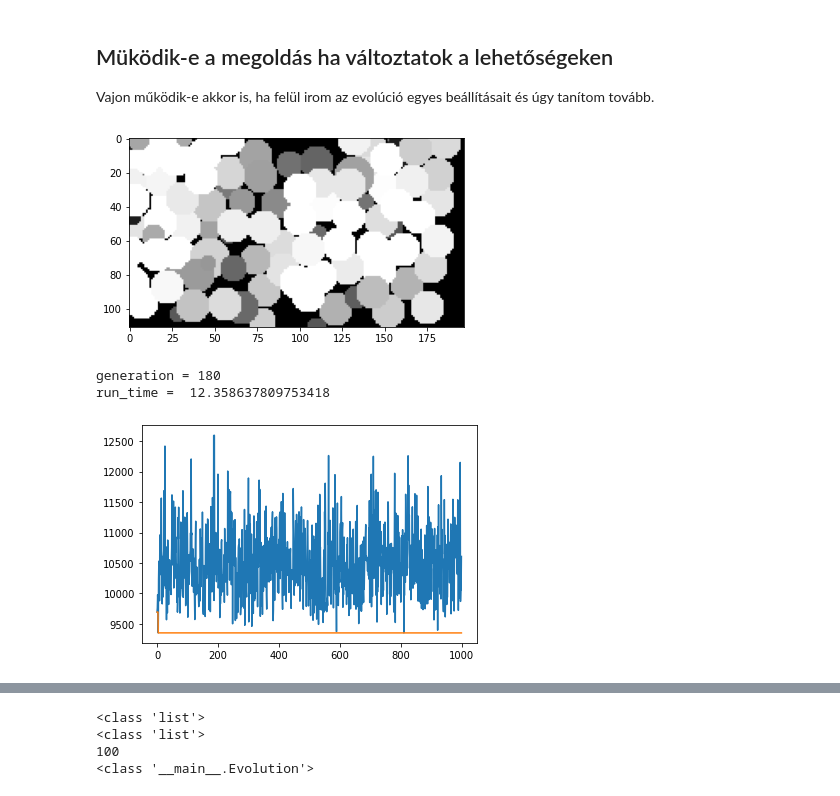
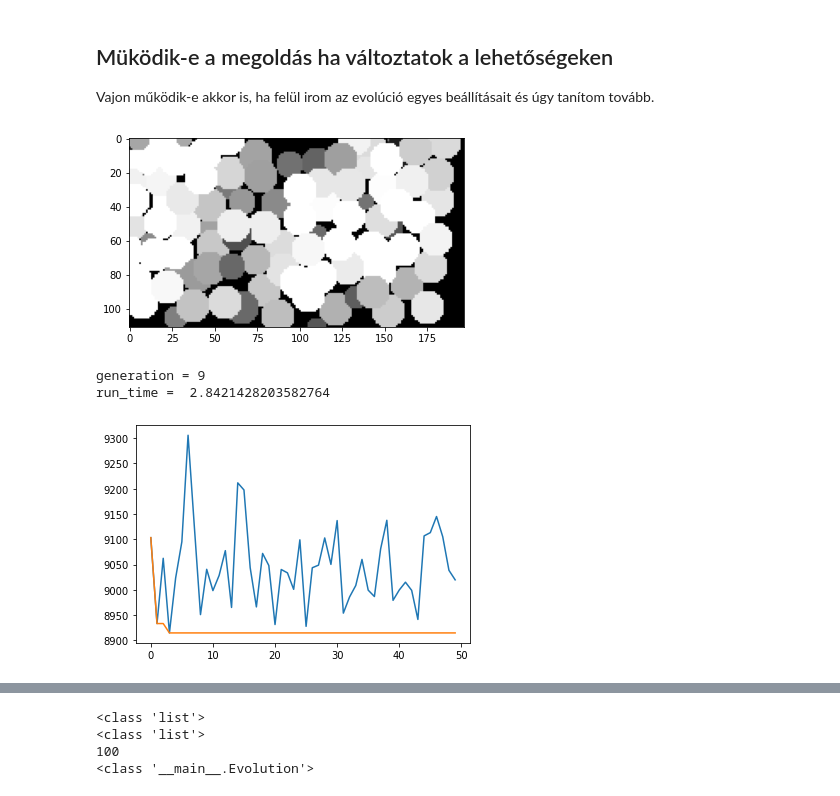
Before and after one commit to JoDeMiro/LuaLisa, a Jupyter notebook: Lua_Lisa_08_Generation.ipynb, the cells around one changed output, grey strips where cells are left out. Cells and saved outputs as stored; diff of their text form; code cells hidden in the pictures.

```diff
--- a/Lua_Lisa_08_Generation.ipynb
+++ b/Lua_Lisa_08_Generation.ipynb
@@ -163,9 +163,9 @@ print(type(pic1))
 
 print(pic1.shape)
 
-red1   = pic1[:, :, 0]
-green1 = pic1[:, :, 1]
-blue1  = pic1[:, :, 2]
+red1   = pic1[:-4, :-4, 0]
+green1 = pic1[:-4, :-4, 1]
+blue1  = pic1[:-4, :-4, 2]
 
 fig, (ax1, ax2, ax3, ax4) = plt.subplots(1, 4, figsize=(20, 8))
 
@@ -177,6 +177,7 @@ ax4.imshow(blue1, cmap='gray'); ax4.set_title('Blue')
 print('min {} and max {}'.format(red1.min(), red1.max()))
 print(pic1.dtype)
 print(red1.dtype)
+print(red1.shape)
 
 plt.show()
 # %% [output]
@@ -501,7 +567,13 @@ evolution.setup_evolution(rf_r, rf_c, rf_rr, rf_v)
 
 evolution.init_solution(number_of_cirles, min_circle_radius, max_circle_radius)
 
-evolution.run_evolution(immediately_update = False, generation = 200, population = 5, selection_rate = 0.1, show_time = 20)
+evolution.run_evolution(immediately_update = False,
+                        generation = 200,
+                        population = 5,
+                        selection_rate = 0.1,
+                        z_order_selection_rate = 0.0,
+                        z_ordered = True,
+                        show_time = 20)
 
 evolution.show_history()
 # %% [output]
@@ -564,38 +630,37 @@ Vajon működik-e akkor is, ha felül irom az evolúció egyes beállításait
 # %%
 
 # ------- Circle parameters -------------                                       # <-- ezek voltak korábban, így lett inicializálva init_solution
 number_of_cirles = 100
 min_circle_radius = 5
 max_circle_radius = 10
 
 # ------- Modify Circle ----------------                                        # <-- módosítom ezeket az értékeket (!) a number_of_circle-t nem
 evolution.min_circle_radius = 5
-evolution.max_circle_radius = 12
+evolution.max_circle_radius = 10 # 200
 
 # ------- Modify paramters --------------
 
-rf_r = 12      # 10 -> 12                # <-- ennyivel tudja módosítani +/- az _r értékét a mutációval  ---> row pozíció (vagy y cord) módosítója
-rf_c = 10      # 5  -> 10                # <-- ennyivel tudja módosítani +/- az _c értékét a mutációval  ---> col pozíció (vagy x cord) módosítója
-rf_rr = 10     # 3  -> 10                # <-- ennyivel tudja módosítani +/- az _rr és a _cr érétkét a mutációval    ---> radius módosítója
-rf_v = 0.25                              # <-- ennyivel tudja módosítani +6- a  _value értékét
+rf_r = 1      # 10 -> 12                # <-- ennyivel tudja módosítani +/- az _r értékét a mutációval  ---> row pozíció (vagy y cord) módosítója
+rf_c = 1      # 5  -> 10                # <-- ennyivel tudja módosítani +/- az _c értékét a mutációval  ---> col pozíció (vagy x cord) módosítója
+rf_rr = 1     # 3  -> 10                # <-- ennyivel tudja módosítani +/- az _rr és a _cr érétkét a mutációval    ---> radius módosítója
+rf_v = 0.01   # 0.25                             # <-- ennyivel tudja módosítani +6- a  _value értékét
 
 evolution._rf_r = rf_r
 evolution._rf_c = rf_c
 evolution._rf_rr = rf_rr
+evolution._rf_v = rf_v
 
-# ------- Load archived model ---------
+# ------- Load archived model -----------
 
 evolution.load_archived_model()
 
-evolution.best_error = 99999999           # <-- az első alkalommal felül fogja csapni
+# ------- Run evolution -----------------
 
-# ------- Run evolution ----------------
-
-evolution.run_evolution(immediately_update = False, generation = 200, population = 5, selection_rate = 0.1, show_time = 20)
+evolution.run_evolution(immediately_update = False, generation = 10, population = 5, selection_rate = 0.1, show_time = 1)
 
 evolution.show_history()
 # %% [output]
-[figure, old version]
+[figure, new version]
-generation = 180
-run_time =  12.358637809753418
+generation = 9
+run_time =  2.8421428203582764
-[figure, old version]
+[figure, new version]
```
Also changed, not shown: parts of 38 cells of this notebook.
